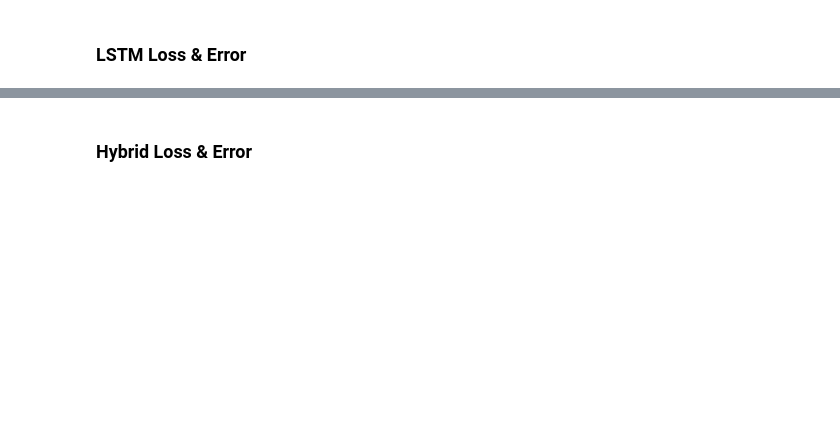
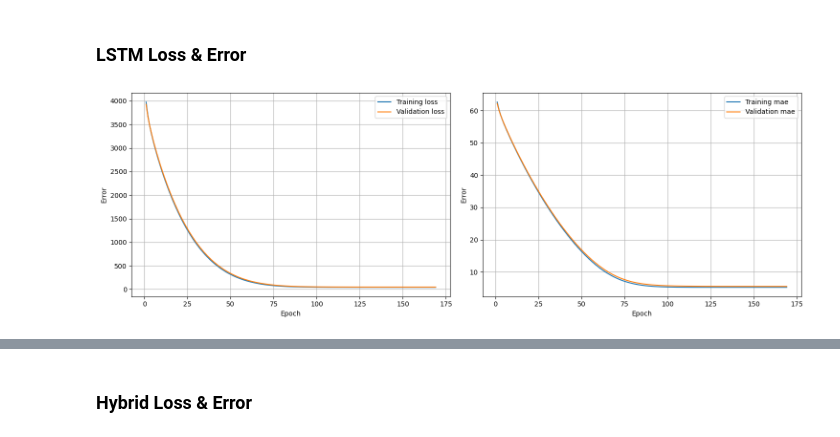
Before and after one commit to davidspector67/weather_predictor, a Jupyter notebook: project_lstm.ipynb, the cells around one changed output, grey strips where cells are left out. Drawn from its saved outputs; the diff is of its cells as text; code cells hidden in the pictures; blank space fills up the shorter version.

```diff
--- a/project_lstm.ipynb
+++ b/project_lstm.ipynb
@@ -1005,5 +1005,6 @@ We expect the same pattern as above but slightly more accurate
 # %% [markdown]
 ### LSTM Loss & Error
 # %%
-level_1.train_lstm()
+level_4.train_lstm()
 # %% [output]
+[figure, added]
```
Also changed, not shown: parts of 7 cells of this notebook.
